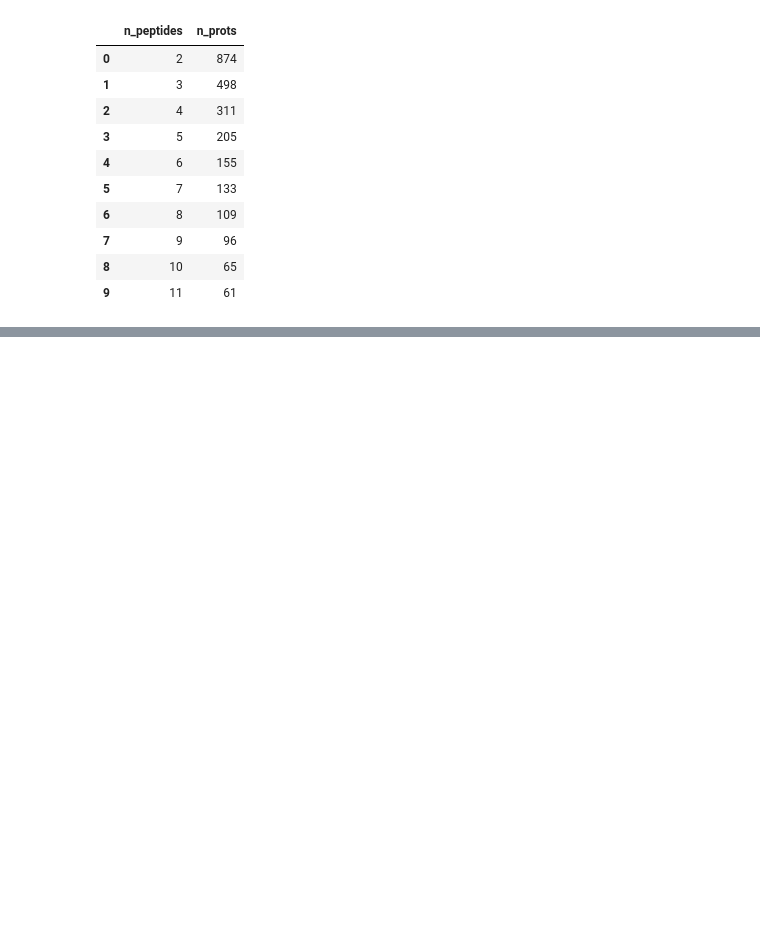
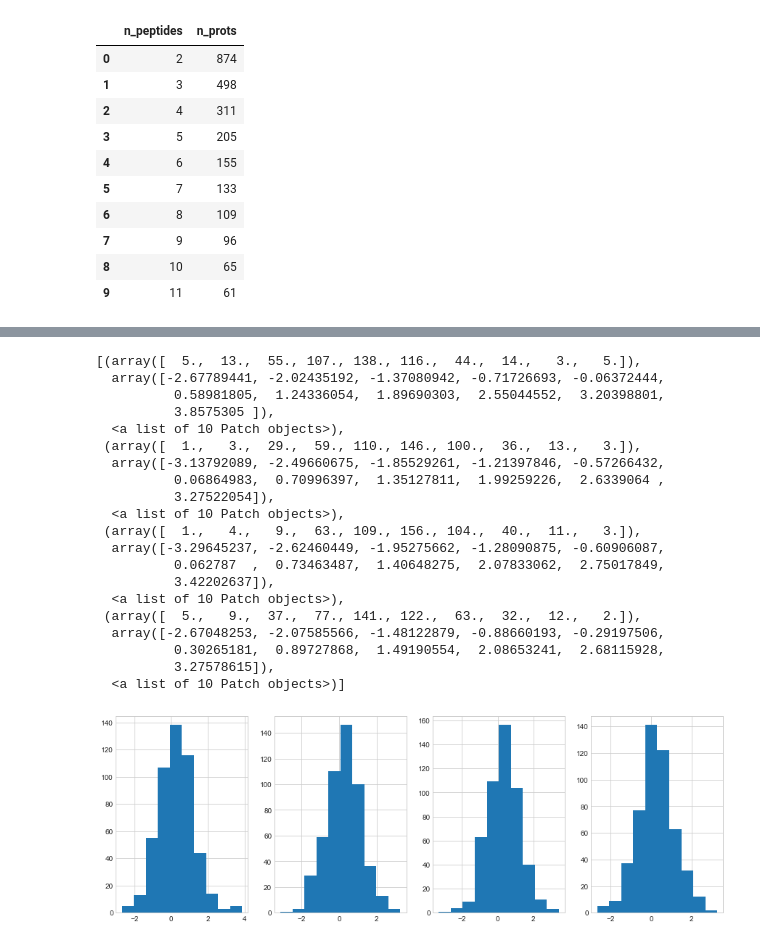
Before and after one commit to antortjim/Thesis-Code, a Jupyter notebook: model/Model.ipynb, the cells around one changed output, grey strips where cells are left out. Cells and saved outputs as stored; diff of their text form; code cells hidden in the pictures; blank space fills up the shorter version.

```diff
--- a/model/Model.ipynb
+++ b/model/Model.ipynb
@@ -490,4 +416,4 @@ for p in proteins[2:]:
 # %%
 from pymc3 import sample_ppc
 with model:
-    estimate_sim = sample_ppc(trace, samples=500)
+    sim = sample_ppc(trace, samples=500)["obs"]
@@ -496,7 +420,30 @@ obs=estimate_sim["likelihood"][:,0,:]
+# %%
+sim=sim[:,0,:]
 # %%
-print(obs.shape)
-pep0 = obs[:,:6]
-pep1 = obs[:,6:12]
-peps = [pep0, pep1]
-estimates = np.concatenate(list(map(lambda x: np.mean(x[:,:3], axis=1) - np.mean(x[:,3:6], axis=1), peps)))
-plt.hist(estimates, bins=30)
+peps = list(map(lambda i: sim[:, (i*6):((i*6)+6)], range(n_peptides)))
+estimates = list(map(lambda x: np.mean(x[:,:3], axis=1) - np.mean(x[:,3:6], axis=1), peps))
+fig, ax = plt.subplots(1,n_peptides, figsize=(15,5))
+[ax[i].hist(e) for i, e in enumerate(estimates)]
+# [plt.hist(e, bins=30) for e in estimates]
+# %% [output]
+[(array([  5.,  13.,  55., 107., 138., 116.,  44.,  14.,   3.,   5.]),
+  array([-2.67789441, -2.02435192, -1.37080942, -0.71726693, -0.06372444,
+          0.58981805,  1.24336054,  1.89690303,  2.55044552,  3.20398801,
+          3.8575305 ]),
+  <a list of 10 Patch objects>),
+ (array([  1.,   3.,  29.,  59., 110., 146., 100.,  36.,  13.,   3.]),
+  array([-3.13792089, -2.49660675, -1.85529261, -1.21397846, -0.57266432,
+          0.06864983,  0.70996397,  1.35127811,  1.99259226,  2.6339064 ,
+          3.27522054]),
+  <a list of 10 Patch objects>),
+ (array([  1.,   4.,   9.,  63., 109., 156., 104.,  40.,  11.,   3.]),
+  array([-3.29645237, -2.62460449, -1.95275662, -1.28090875, -0.60906087,
+          0.062787  ,  0.73463487,  1.40648275,  2.07833062,  2.75017849,
+          3.42202637]),
+  <a list of 10 Patch objects>),
+ (array([  5.,   9.,  37.,  77., 141., 122.,  63.,  32.,  12.,   2.]),
+  array([-2.67048253, -2.07585566, -1.48122879, -0.88660193, -0.29197506,
+          0.30265181,  0.89727868,  1.49190554,  2.08653241,  2.68115928,
+          3.27578615]),
+  <a list of 10 Patch objects>)]
+[figure, added]
```
Also changed, not shown: parts of 34 cells of this notebook, 1 other file.
